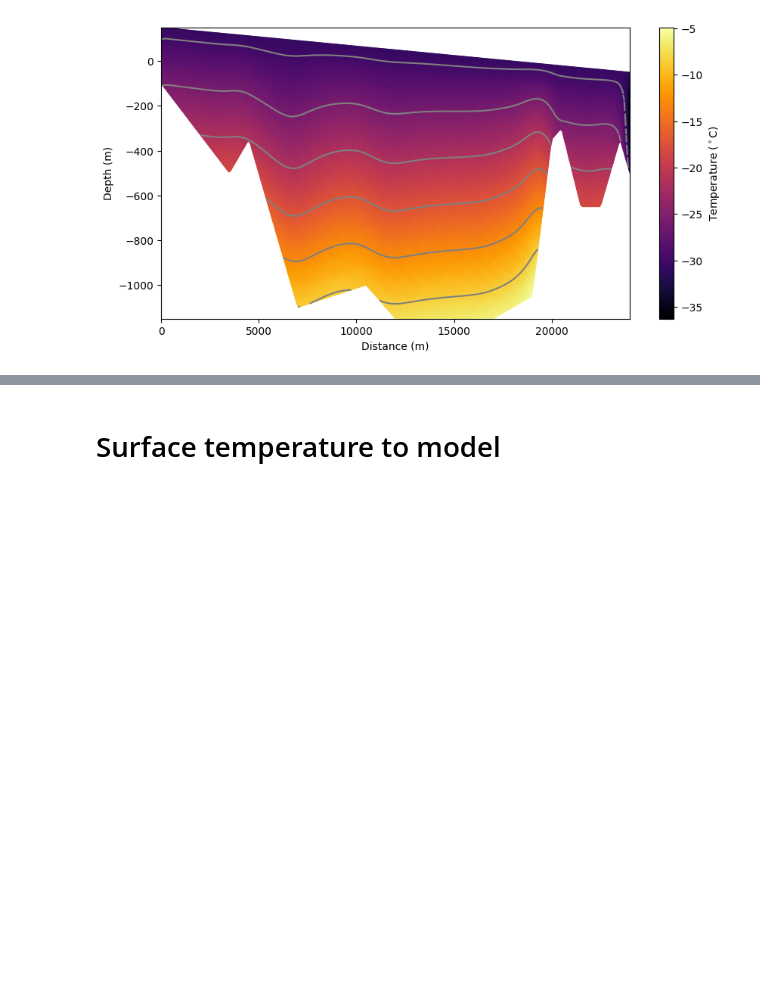
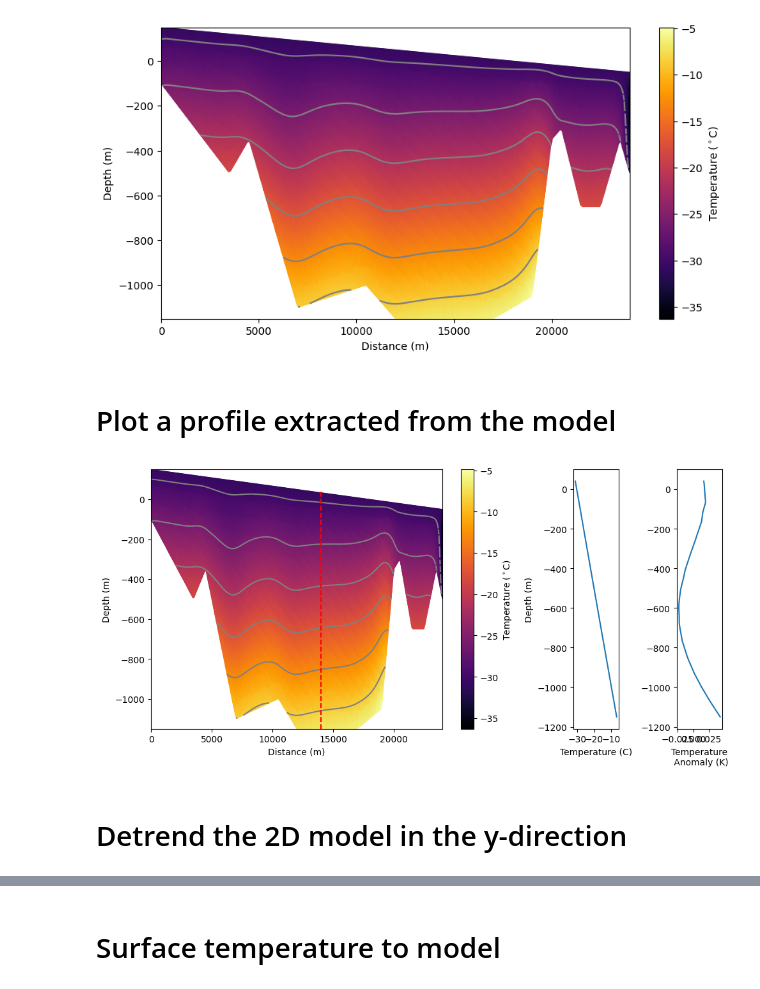
Before and after one commit to johnmorganmanos/AH_modeling, a Jupyter notebook: Final_Project_2.ipynb, the cells around one changed output, grey strips where cells are left out. Cells and saved outputs as stored; diff of their text form; code cells hidden in the pictures; blank space fills up the shorter version.

```diff
--- a/Final_Project_2.ipynb
+++ b/Final_Project_2.ipynb
@@ -377,3 +377,39 @@ firedrake.tricontour(T, levels=levels, colors="grey", axes=ax);
 fig.savefig('Test_model_temperature.png')
 # %% [output]
 [figure]
+# %% [markdown]
+# Plot a profile extracted from the model
+# %%
+x_loc = 14000
+y_values = np.linspace(40, -1150, 100)  # Sample 100 points along the line
+x_values = np.array([x_loc]*100)
+borehole = []
+
+for y_val in y_values:
+    point = (x_loc, y_val)
+    borehole.append(T.at(point))
+# %%
+
+fig, axes = plt.subplots(1,3, figsize=[10,5],gridspec_kw={'width_ratios': [8,1,1]})
+axes[0].set_aspect("auto")
+axes[0].set_xlabel("Distance (m)")
+axes[0].set_ylabel("Depth (m)")
+colors = firedrake.tripcolor(T, cmap="inferno", axes=axes[0])
+fig.colorbar(colors, label="Temperature (${}^\circ$C)")
+levels = np.linspace(-30, 0, 8)
+firedrake.tricontour(T, levels=levels, colors="grey", axes=axes[0]);
+axes[0].plot(x_values, y_values, c='red',ls='--')
+
+
+axes[1].plot(borehole,y_values)
+axes[2].plot(detrend(borehole), y_values)
+
+axes[1].set_ylabel('Depth (m)')
+axes[1].set_xlabel('Temperature (C)')
+axes[2].set_xlabel('Temperature\n Anomaly (K)')
+
+plt.tight_layout()
+# %% [output]
+[figure, added]
+# %% [markdown]
+# Detrend the 2D model in the y-direction
```
Also changed, not shown: parts of 10 cells of this notebook.
